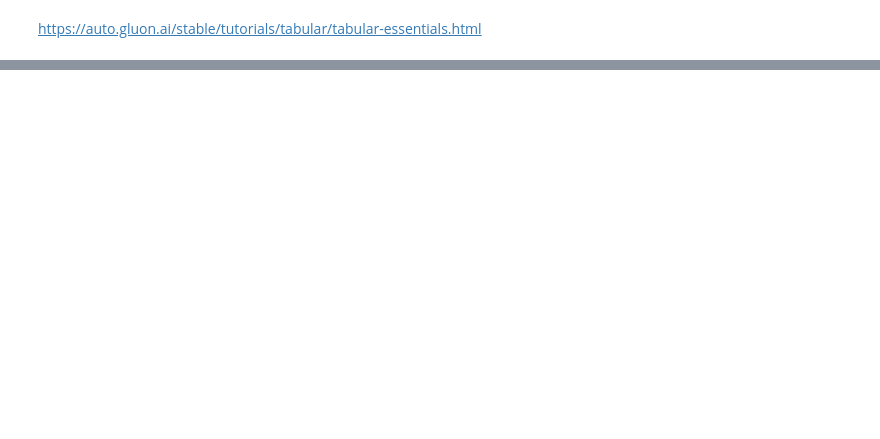
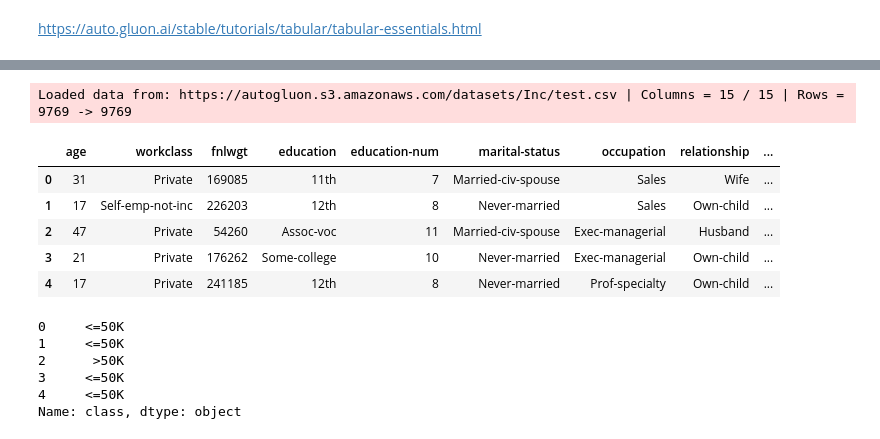
Before and after one commit to flyinacres/autogluon, a Jupyter notebook: autogluon-tabular-essentials.ipynb, the cells around one changed output, grey strips where cells are left out. Saved outputs shown, nothing was run; the diff lists cells and outputs as text; code cells hidden in the pictures; blank space fills up the shorter version.

Commit message:
Kaggle Notebook | autogluon-tabular-essentials | Version 2

```diff
--- a/autogluon-tabular-essentials.ipynb
+++ b/autogluon-tabular-essentials.ipynb
@@ -32,0 +64,21 @@ train_data.head()
+# %%
+test_data = TabularDataset('https://autogluon.s3.amazonaws.com/datasets/Inc/test.csv')
+test_data.head()
+# %% [output]
+Loaded data from: https://autogluon.s3.amazonaws.com/datasets/Inc/test.csv | Columns = 15 / 15 | Rows = 9769 -> 9769
+|  | age | workclass | fnlwgt | education | education-num | marital-status | occupation | relationship | ... |
+| 0 | 31 | Private | 169085 | 11th | 7 | Married-civ-spouse | Sales | Wife | ... |
+| 1 | 17 | Self-emp-not-inc | 226203 | 12th | 8 | Never-married | Sales | Own-child | ... |
+| 2 | 47 | Private | 54260 | Assoc-voc | 11 | Married-civ-spouse | Exec-managerial | Husband | ... |
+| 3 | 21 | Private | 176262 | Some-college | 10 | Never-married | Exec-managerial | Own-child | ... |
+| 4 | 17 | Private | 241185 | 12th | 8 | Never-married | Prof-specialty | Own-child | ... |
+# %%
+y_pred = predictor.predict(test_data)
+y_pred.head()  # Predictions
+# %% [output]
+0     <=50K
+1     <=50K
+2      >50K
+3     <=50K
+4     <=50K
+Name: class, dtype: object
```
Also changed, not shown: parts of 6 cells of this notebook.
